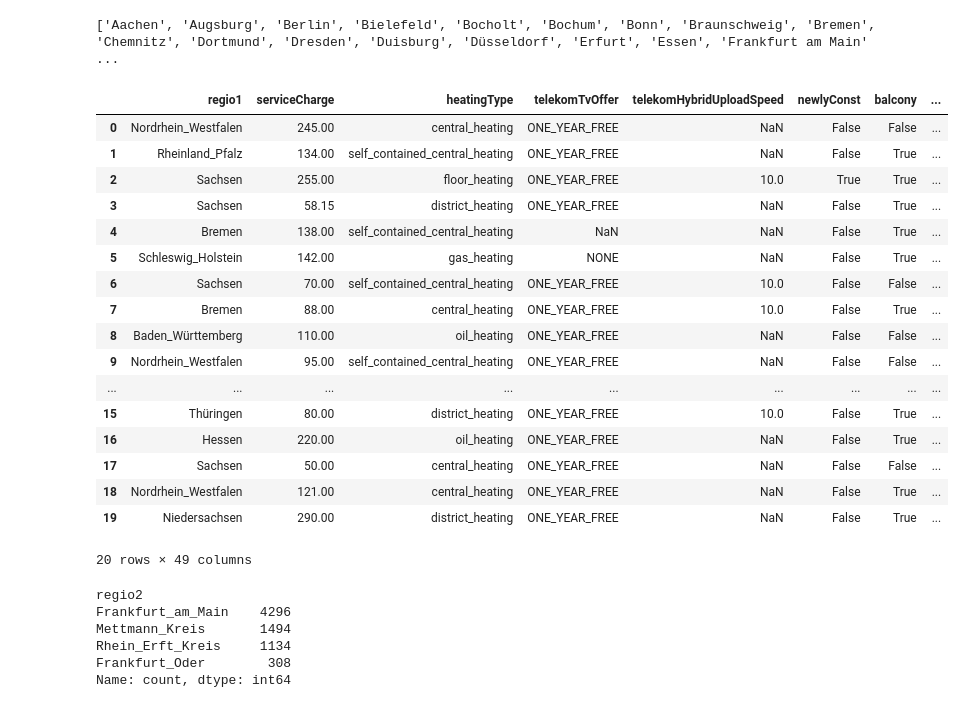
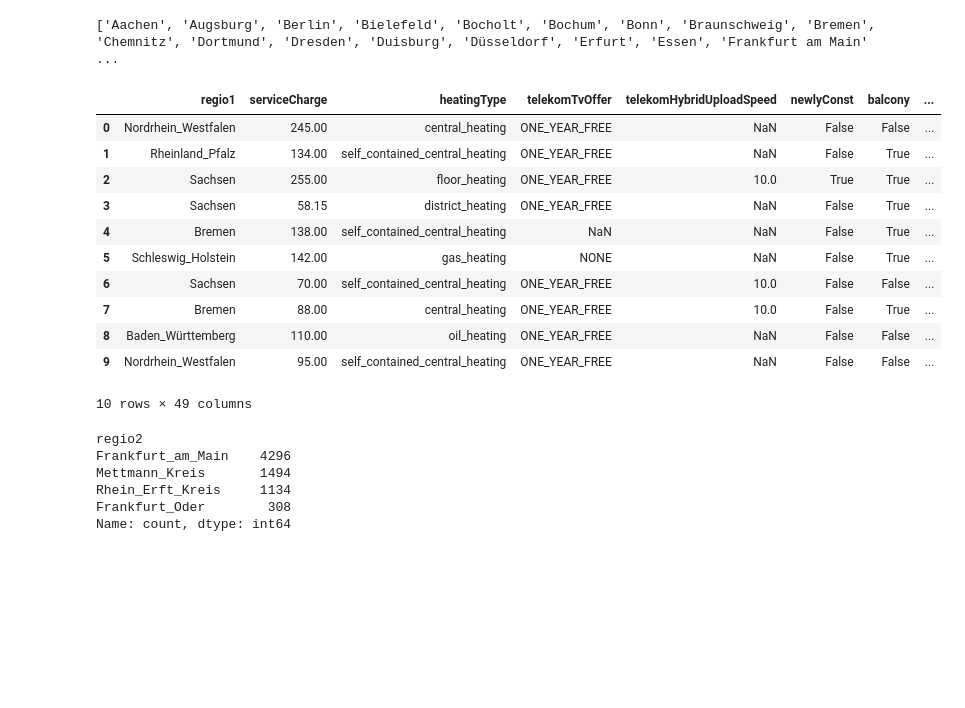
Before and after one commit to mohamed09012003/german_rent_predictor, a Jupyter notebook: notebooks/01_exploration.ipynb, the cells around one changed output. Saved outputs shown, nothing was run; the diff lists cells and outputs as text; code cells hidden in the pictures; blank space fills up the shorter version.

```diff
--- a/notebooks/01_exploration.ipynb
+++ b/notebooks/01_exploration.ipynb
@@ -21,26 +21,20 @@ print(sorted(gq.City.unique()))
 ['Aachen', 'Augsburg', 'Berlin', 'Bielefeld', 'Bocholt', 'Bochum', 'Bonn', 'Braunschweig', 'Bremen', 'Chemnitz', 'Dortmund', 'Dresden', 'Duisburg', 'Düsseldorf', 'Erfurt', 'Essen', 'Frankfurt am Main' ...
 # %%
 df = pd.read_csv(RAW / "immo_data.csv")
-df.head(20)
+df.head(10)
 # %% [output]
 |  | regio1 | serviceCharge | heatingType | telekomTvOffer | telekomHybridUploadSpeed | newlyConst | balcony | ... |
 | 0 | Nordrhein_Westfalen | 245.00 | central_heating | ONE_YEAR_FREE | NaN | False | False | ... |
 | 1 | Rheinland_Pfalz | 134.00 | self_contained_central_heating | ONE_YEAR_FREE | NaN | False | True | ... |
 | 2 | Sachsen | 255.00 | floor_heating | ONE_YEAR_FREE | 10.0 | True | True | ... |
 | 3 | Sachsen | 58.15 | district_heating | ONE_YEAR_FREE | NaN | False | True | ... |
 | 4 | Bremen | 138.00 | self_contained_central_heating | NaN | NaN | False | True | ... |
 | 5 | Schleswig_Holstein | 142.00 | gas_heating | NONE | NaN | False | True | ... |
 | 6 | Sachsen | 70.00 | self_contained_central_heating | ONE_YEAR_FREE | 10.0 | False | False | ... |
 | 7 | Bremen | 88.00 | central_heating | ONE_YEAR_FREE | 10.0 | False | True | ... |
 | 8 | Baden_Württemberg | 110.00 | oil_heating | ONE_YEAR_FREE | NaN | False | False | ... |
 | 9 | Nordrhein_Westfalen | 95.00 | self_contained_central_heating | ONE_YEAR_FREE | NaN | False | False | ... |
-| ... | ... | ... | ... | ... | ... | ... | ... | ... |
-| 15 | Thüringen | 80.00 | district_heating | ONE_YEAR_FREE | 10.0 | False | True | ... |
-| 16 | Hessen | 220.00 | oil_heating | ONE_YEAR_FREE | NaN | False | True | ... |
-| 17 | Sachsen | 50.00 | central_heating | ONE_YEAR_FREE | NaN | False | False | ... |
-| 18 | Nordrhein_Westfalen | 121.00 | central_heating | ONE_YEAR_FREE | NaN | False | True | ... |
-| 19 | Niedersachsen | 290.00 | district_heating | ONE_YEAR_FREE | NaN | False | True | ... |
-20 rows × 49 columns
+10 rows × 49 columns
 # %%
 df[df.regio2.str.contains("Frankfurt|Bocholt|Mettmann|Erft", na=False)].regio2.value_counts()
 # %% [output]
```
Also changed, not shown: parts of 18 cells of this notebook, 2 other files.
